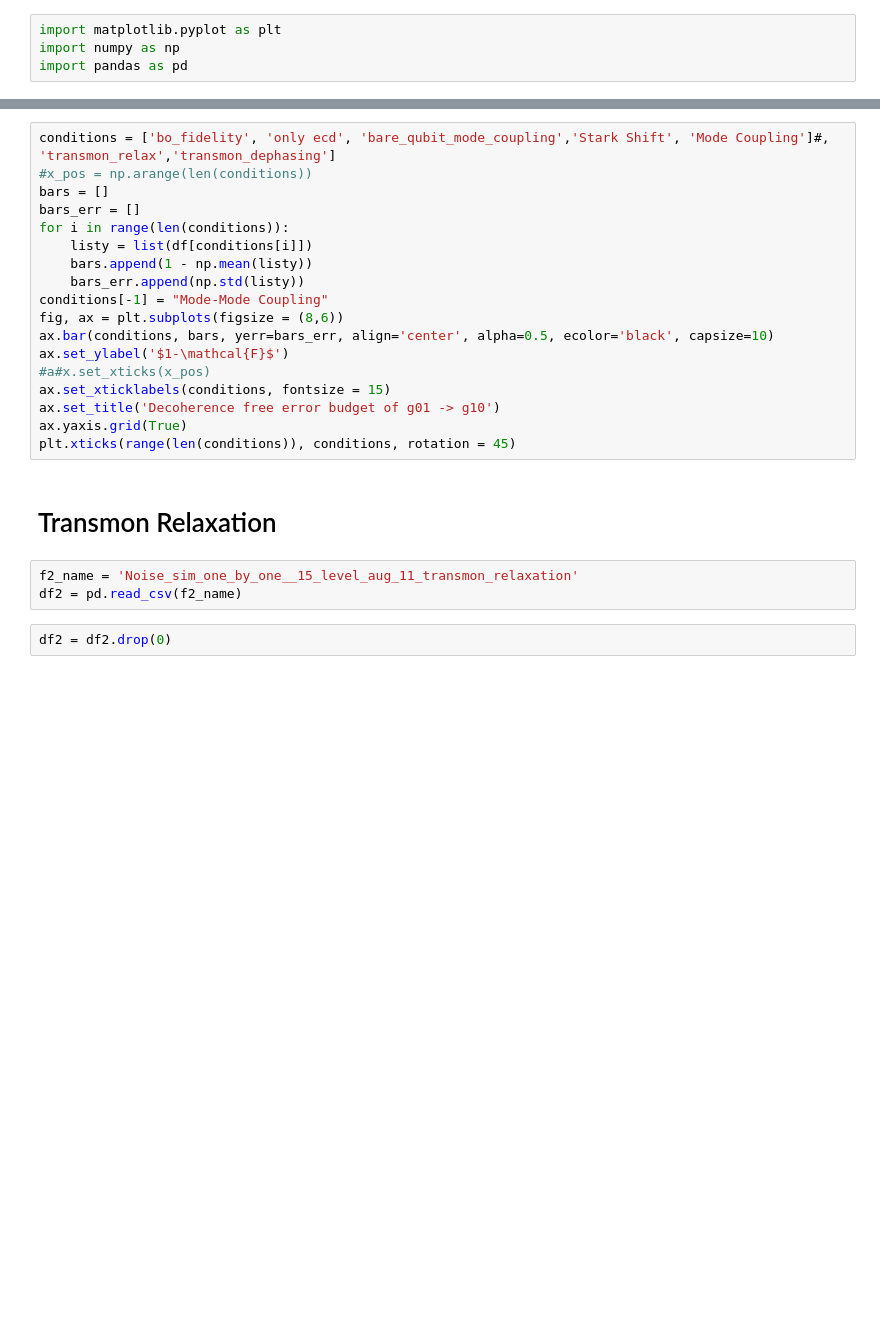
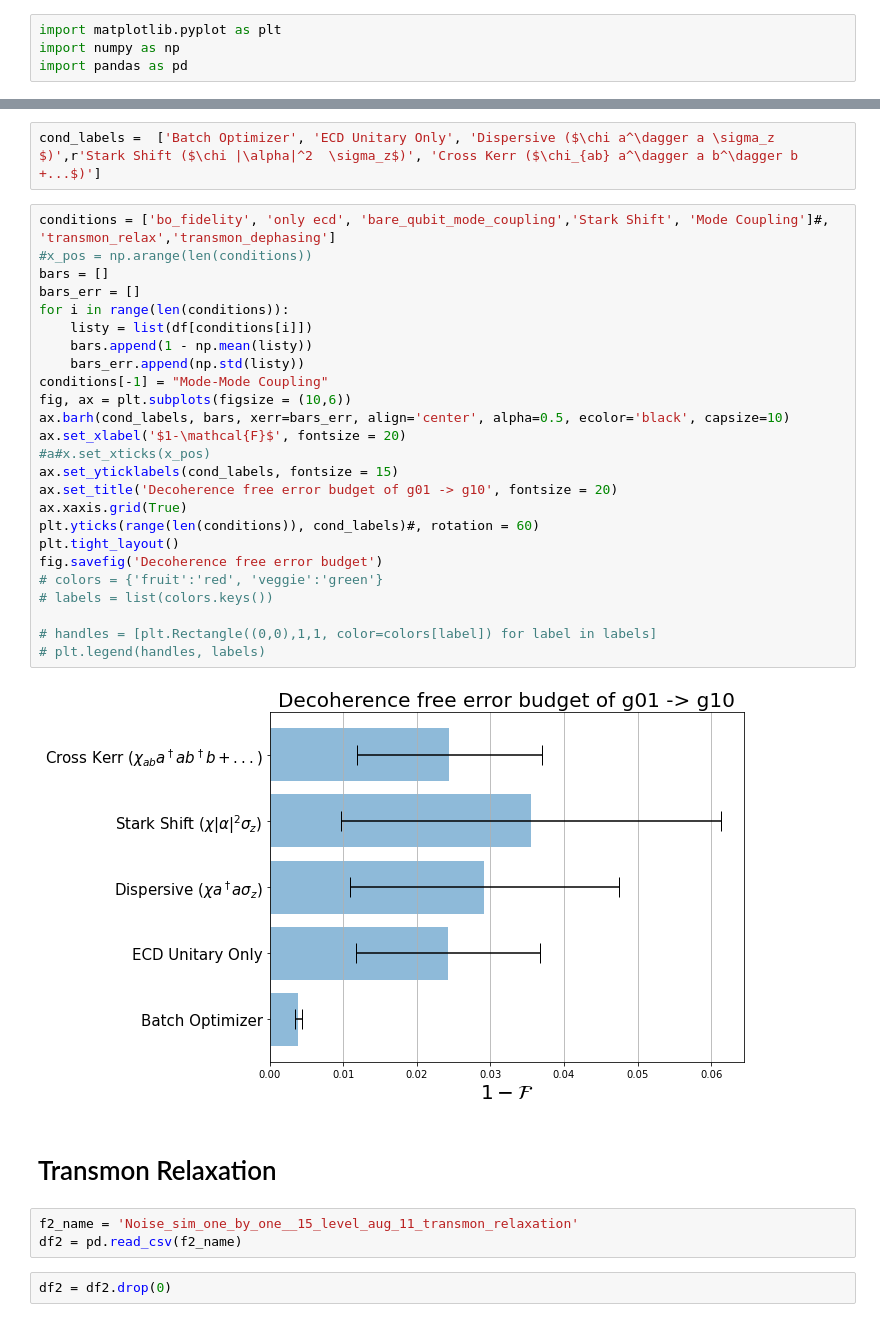
Before and after one commit to EeshGupta/Multimode-Conditional-Displacements, a Jupyter notebook: hpc_runs/two_mode_ecd/noise_sim_trans_relax_Aug1/Plotter.ipynb, the cells around one changed output, grey strips where cells are left out. Saved outputs shown, nothing was run; the diff lists cells and outputs as text; blank space fills up the shorter version.

```diff
--- a/hpc_runs/two_mode_ecd/noise_sim_trans_relax_Aug1/Plotter.ipynb
+++ b/hpc_runs/two_mode_ecd/noise_sim_trans_relax_Aug1/Plotter.ipynb
@@ -62,21 +75,32 @@ NameError: name 'x_pos' is not defined
+# %%
+cond_labels =  ['Batch Optimizer', 'ECD Unitary Only', 'Dispersive ($\chi a^\dagger a \sigma_z $)',r'Stark Shift ($\chi |\alpha|^2  \sigma_z$)', 'Cross Kerr ($\chi_{ab} a^\dagger a b^\dagger b +...$)']
 # %%
 conditions = ['bo_fidelity', 'only ecd', 'bare_qubit_mode_coupling','Stark Shift', 'Mode Coupling']#, 'transmon_relax','transmon_dephasing']
 #x_pos = np.arange(len(conditions))
 bars = []
 bars_err = []
 for i in range(len(conditions)):
     listy = list(df[conditions[i]])
     bars.append(1 - np.mean(listy))
     bars_err.append(np.std(listy))
 conditions[-1] = "Mode-Mode Coupling"
-fig, ax = plt.subplots(figsize = (8,6))
-ax.bar(conditions, bars, yerr=bars_err, align='center', alpha=0.5, ecolor='black', capsize=10)
-ax.set_ylabel('$1-\mathcal{F}$')
+fig, ax = plt.subplots(figsize = (10,6))
+ax.barh(cond_labels, bars, xerr=bars_err, align='center', alpha=0.5, ecolor='black', capsize=10)
+ax.set_xlabel('$1-\mathcal{F}$', fontsize = 20)
 #a#x.set_xticks(x_pos)
-ax.set_xticklabels(conditions, fontsize = 15)
-ax.set_title('Decoherence free error budget of g01 -> g10')
-ax.yaxis.grid(True)
-plt.xticks(range(len(conditions)), conditions, rotation = 45)
+ax.set_yticklabels(cond_labels, fontsize = 15)
+ax.set_title('Decoherence free error budget of g01 -> g10', fontsize = 20)
+ax.xaxis.grid(True)
+plt.yticks(range(len(conditions)), cond_labels)#, rotation = 60)
+plt.tight_layout()
+fig.savefig('Decoherence free error budget')
+# colors = {'fruit':'red', 'veggie':'green'}
+# labels = list(colors.keys())
+
+# handles = [plt.Rectangle((0,0),1,1, color=colors[label]) for label in labels]
+# plt.legend(handles, labels)
+# %% [output]
+[figure, added]
 # %% [markdown]
 # Transmon Relaxation
 # %%
```
Also changed, not shown: parts of 5 cells of this notebook, 7 other files.
